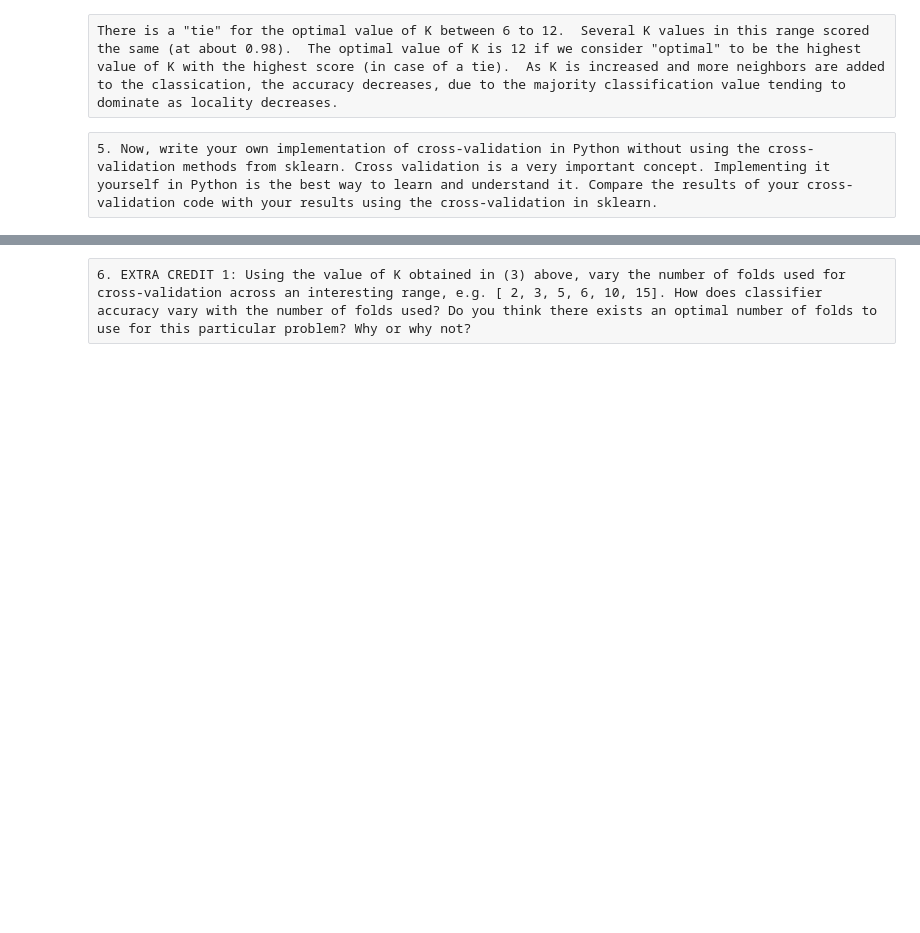
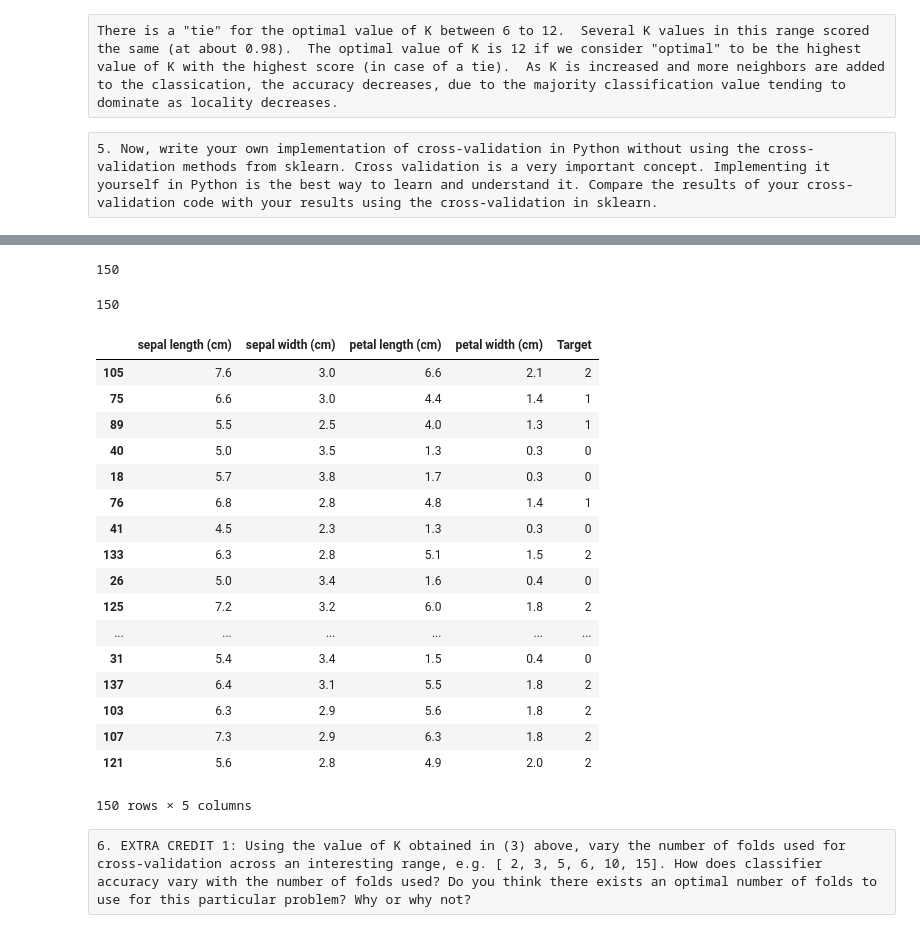
Before and after one commit to JeremyMcCormick/DAT_SF_14, a Jupyter notebook: homework/hw2/hw2.ipynb, the cells around one changed output, grey strips where cells are left out. Cells and saved outputs as stored; diff of their text form; code cells hidden in the pictures; blank space fills up the shorter version.

```diff
--- a/homework/hw2/hw2.ipynb
+++ b/homework/hw2/hw2.ipynb
@@ -168,0 +200,2 @@ print mean(scores)
+# %%
+data_indices = range(0, len(iris_df), 1)
@@ -169,3 +204,32 @@ print mean(scores)
+# %%
+len(data_indices)
+# %% [output]
+150
+# %%
+len(iris_df)
+# %% [output]
+150
+# %%
+iris_df.iloc[data_indices,]
+# %% [output]
+|  | sepal length (cm) | sepal width (cm) | petal length (cm) | petal width (cm) | Target |
+| 105 | 7.6 | 3.0 | 6.6 | 2.1 | 2 |
+| 75 | 6.6 | 3.0 | 4.4 | 1.4 | 1 |
+| 89 | 5.5 | 2.5 | 4.0 | 1.3 | 1 |
+| 40 | 5.0 | 3.5 | 1.3 | 0.3 | 0 |
+| 18 | 5.7 | 3.8 | 1.7 | 0.3 | 0 |
+| 76 | 6.8 | 2.8 | 4.8 | 1.4 | 1 |
+| 41 | 4.5 | 2.3 | 1.3 | 0.3 | 0 |
+| 133 | 6.3 | 2.8 | 5.1 | 1.5 | 2 |
+| 26 | 5.0 | 3.4 | 1.6 | 0.4 | 0 |
+| 125 | 7.2 | 3.2 | 6.0 | 1.8 | 2 |
+| ... | ... | ... | ... | ... | ... |
+| 31 | 5.4 | 3.4 | 1.5 | 0.4 | 0 |
+| 137 | 6.4 | 3.1 | 5.5 | 1.8 | 2 |
+| 103 | 6.3 | 2.9 | 5.6 | 1.8 | 2 |
+| 107 | 7.3 | 2.9 | 6.3 | 1.8 | 2 |
+| 121 | 5.6 | 2.8 | 4.9 | 2.0 | 2 |
+150 rows × 5 columns
 # %% [raw]
 6. EXTRA CREDIT 1: Using the value of K obtained in (3) above, vary the number of folds used for cross-validation across an interesting range, e.g. [ 2, 3, 5, 6, 10, 15]. How does classifier accuracy vary with the number of folds used? Do you think there exists an optimal number of folds to use for this particular problem? Why or why not?
 # %%
```
Also changed, not shown: parts of 2 cells of this notebook.
